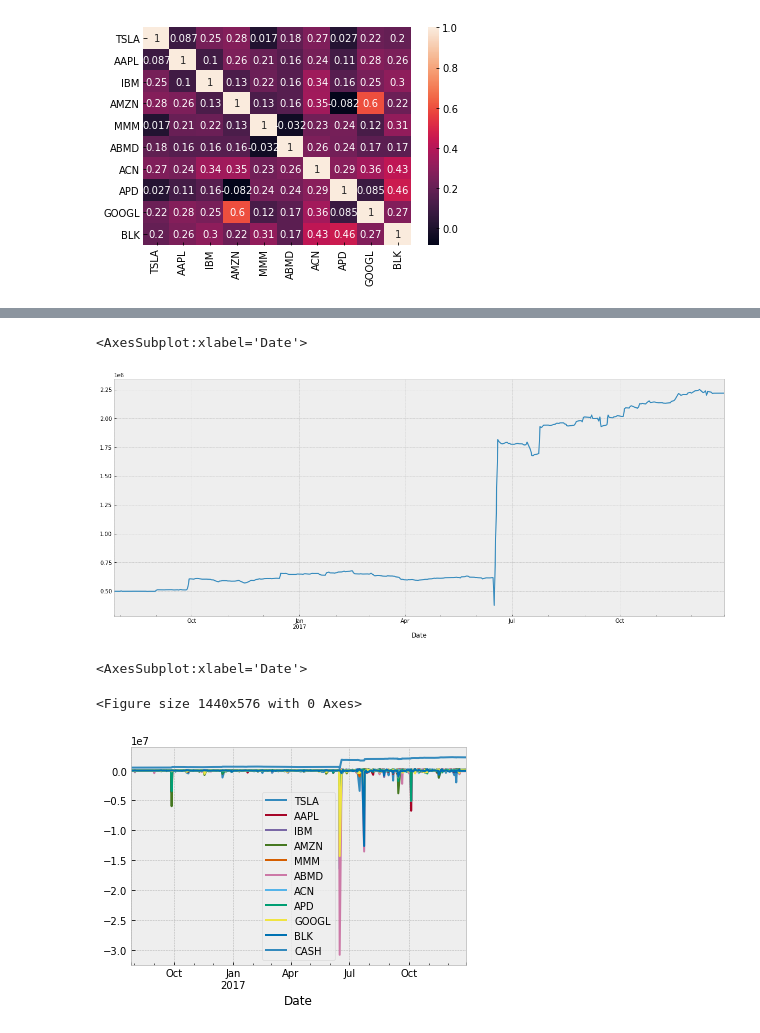
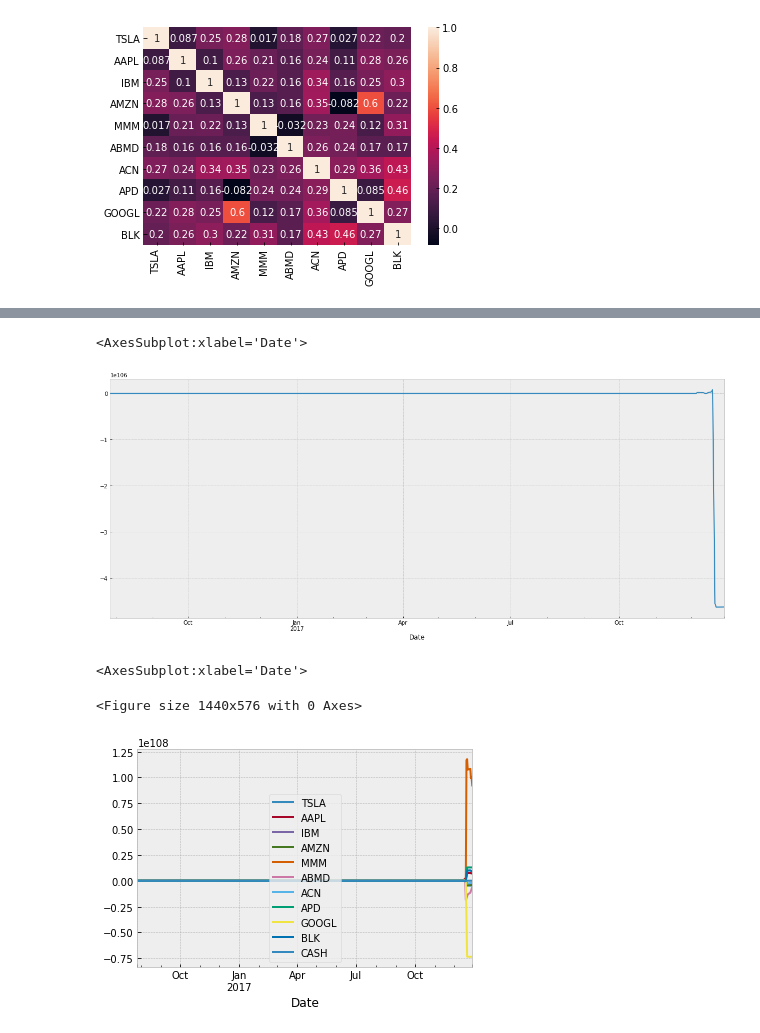
Before and after one commit to krems/cmf_case_1_week, a Jupyter notebook: blah-blah.ipynb, the cells around one changed output, grey strips where cells are left out. Cells and saved outputs as stored; diff of their text form; code cells hidden in the pictures.

```diff
--- a/blah-blah.ipynb
+++ b/blah-blah.ipynb
@@ -38,7 +39,8 @@ tickers = ['TSLA', 'AAPL', 'IBM', 'AMZN', 'MMM',
 
 INITIAL_CASH = 500000
 FEE = 0.001
-MAX_POSITION_PER_EQUITY = max(1. / len(tickers), 0.05)
+MAX_POSITION_PER_EQUITY = max(1. / len(tickers), 0.2)
+MAX_POSITION_PER_EQUITY_PER_TRADE = max(1. / len(tickers), 0.05)
 MAX_DRAWDOWN_PER_DAY = 0.005
 MAX_DRAWDOWN_PER_WEEK = 0.02
 # %%
@@ -173,7 +175,7 @@ def calc_alphas(real_returns: pd.DataFrame, corr_matrix: pd.DataFrame, means: pd
         corr_v = np.delete(corr_matrix[ticker].to_numpy(), i)
         mu = means[ticker] + varis[ticker] * corr_v.dot(inv_r_j_j).dot(v)
         alphas[ticker] = alpha(mu, real_returns[ticker])
-    return pd.DataFrame(alphas, columns=tickers, index=real_returns.index)
+    return pd.DataFrame(alphas, columns=tickers, index=[0])
 # %%
 def alpha(mu, real_return):
     return 2 * mu - real_return
@@ -376,22 +378,30 @@ plt.show()
 # %% [output]
 [figure]
 # %%
-def trade(alphas, positions, prices):
+def trade(alphas, positions, prices, i):
     new_positions = pd.DataFrame({}, columns=tickers, index=[0])
     cash = positions.iloc[0]['CASH']
+    if cash < 0:
+        print("Negative cash! Bankrupt! ", cash, " @ ", i)
+        print(alphas)
+        print('=======================================================')
+        print(positions)
+        print('=======================================================')
+        print(prices)
     pv = cash
-    if pv < 0:
-        print("Negative PV! ", pv)
     for ticker in tickers:
         pv = pv + positions.iloc[0][ticker] * prices[ticker]
     expected_positions = alphas.iloc[0] * pv
     max_pos = pv * MAX_POSITION_PER_EQUITY
+    max_trade = pv * MAX_POSITION_PER_EQUITY_PER_TRADE
     for ticker in tickers:
         expected_positions[ticker] = min(expected_positions[ticker], max_pos)
     for ticker in tickers:
-        amount = min((expected_positions[ticker] - positions.iloc[0][ticker]) * prices[ticker], max_pos)
-        cash = cash - amount - abs(amount) * FEE
-        new_positions[ticker] = expected_positions[ticker]
+        amount_to_buy = expected_positions[ticker] - positions.iloc[0][ticker] * prices[ticker]
+        if abs(amount_to_buy) > max_trade:
+            amount_to_buy = math.copysign(max_trade, amount_to_buy)
+        cash = cash - amount_to_buy - abs(amount_to_buy) * FEE
+        new_positions[ticker] = positions.iloc[0][ticker] + amount_to_buy / prices[ticker]
     new_positions['CASH'] = cash
     return pv, new_positions
 # %%
@@ -404,6 +414,8 @@ positions = pd.DataFrame(init_positions, index=[0])
 %%time
 pv_series = [INITIAL_CASH]
 last_refit_date = GARCH_LAG * 2 + 1
+alphas_s = pd.DataFrame()
+flag = True
 while last_refit_date < len(rp_df):
     nmkt_retsf_df, means_df, vars_df = get_filtered_data(nmkt_rets_df[: last_refit_date])#fixme check
     corr_matrix = nmkt_retsf_df.corr(min_periods=CORRELATION_MATRIX_LAG)
@@ -411,7 +423,10 @@ while last_refit_date < len(rp_df):
         today = min(last_refit_date + offset + 1, len(nmkt_rets_df) - 1)
         alphas = calc_alphas(nmkt_rets_df.iloc[today], corr_matrix, means_df.iloc[offset], vars_df.iloc[offset])
         normalized_alphas = (alphas / alphas.to_numpy().sum())
-        pv, new_positions = trade(normalized_alphas, positions.tail(1), nmkt_rets_df.iloc[today])
+        if flag:
+            print(normalized_alphas)
+            flag = False
+        pv, new_positions = trade(normalized_alphas, positions.tail(1), nmkt_rets_df.iloc[today], today)
         pv_series.append(pv)
         positions = positions.append(new_positions, ignore_index=True)
     last_refit_date = last_refit_date + GARCH_REFIT_DELAY_DAYS
@@ -436,17 +467,17 @@ positions
 # %%
 positions.index = spy_p.index[-len(positions):]
 plt.figure(figsize=(20, 8))
-positions['CASH'].plot()
+positions['TSLA'].plot()
 # %% [output]
 <AxesSubplot:xlabel='Date'>
-[figure, old version]
+[figure, new version]
 # %%
 plt.figure(figsize=(20, 8))
 positions.plot()
 # %% [output]
 <AxesSubplot:xlabel='Date'>
 <Figure size 1440x576 with 0 Axes>
-[figure, old version]
+[figure, new version]
 # %%
 pv_s = pd.Series(pv_series)
 pv_s.index = spy_p.index[-len(positions):]
```
Also changed, not shown: parts of 17 cells of this notebook, 1 other file.
